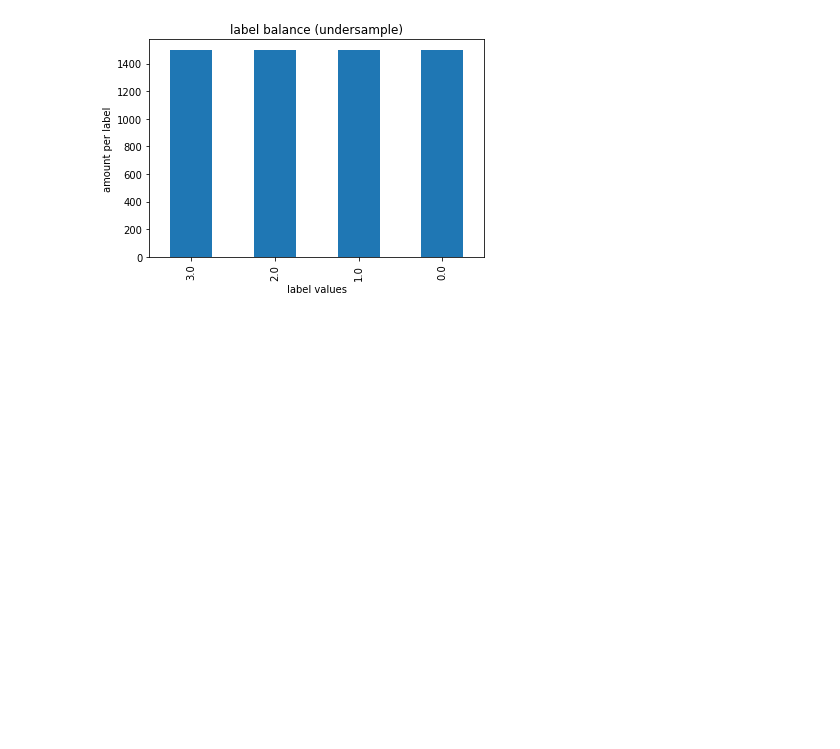
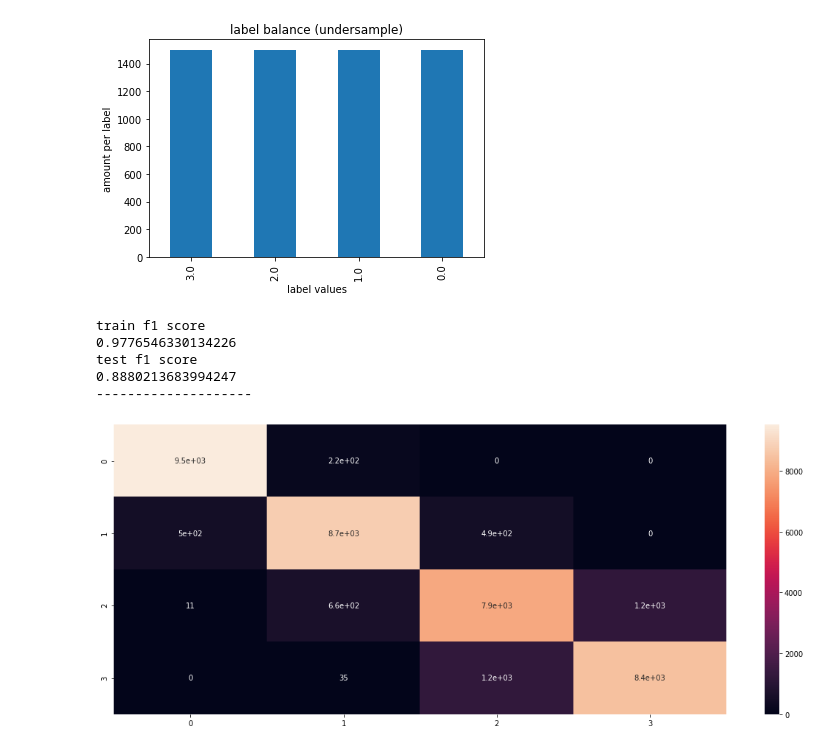
Before and after one commit to ArielJosephCohen/diamonds, a Jupyter notebook: TDS.ipynb, the cells around one changed output. Cells and saved outputs as stored; diff of their text form; code cells hidden in the pictures; blank space fills up the shorter version.

```diff
--- a/TDS.ipynb
+++ b/TDS.ipynb
@@ -110,20 +117,20 @@ def classification_model(X,y,method,target,test_balance = False):
     plt.tight_layout()
     plt.show()
 # %%
-def classification(X_train,y_train,X_test,y_test,method):
+def classification(X_tr,y_tr,X_te,y_te,method):
 
-    method.fit(X_train,y_train)
-    p_train = method.predict(X_train)
-    p_test = method.predict(X_test)
+    method.fit(X_tr,y_tr)
+    p_train = method.predict(X_tr)
+    p_test = method.predict(X_te)
 
     print('train f1 score')
-    print(f1_score(y_train, p_train ,average='micro'))
+    print(f1_score(y_tr, p_train ,average='micro'))
     print('test f1 score')
-    print(f1_score(y_test, p_test ,average='micro'))
+    print(f1_score(y_te, p_test ,average='micro'))
     print('-'*20)
 
-    plt.figure(figsize=(15,8))
-    sns.heatmap(confusion_matrix(y_test,p_test),annot=True)
+    plt.figure(figsize=(15,6))
+    sns.heatmap(confusion_matrix(y_te,p_test),annot=True)
     plt.tight_layout()
     plt.show()
 # %%
@@ -141,5 +153,5 @@ df.drop('Unnamed: 0',axis=1,inplace=True)
 # %%
-X=df.drop(['price','price_bin'],axis=1)
+X=df.drop(['price_bin'],axis=1)
 # %%
 y=df.price_bin
 # %%
@@ -172,3 +184,20 @@ plt.ylabel('amount per label')
 plt.show()
 # %% [output]
 [figure]
+# %%
+test = pd.concat([X_test,y_test],axis=1)
+
+test_balanced = (upsample_classes(test,'price_bin'))
+
+X_test_b = test_balanced.drop('price_bin',axis=1)
+
+y_test_b = test_balanced.price_bin
+# %%
+classification(X_train_3,y_train_3,X_test_b,y_test_b,xgbc)
+# %% [output]
+train f1 score
+0.9776546330134226
+test f1 score
+0.8880213683994247
+--------------------
+[figure, added]
```
Also changed, not shown: parts of 6 cells of this notebook, 1 other file.
